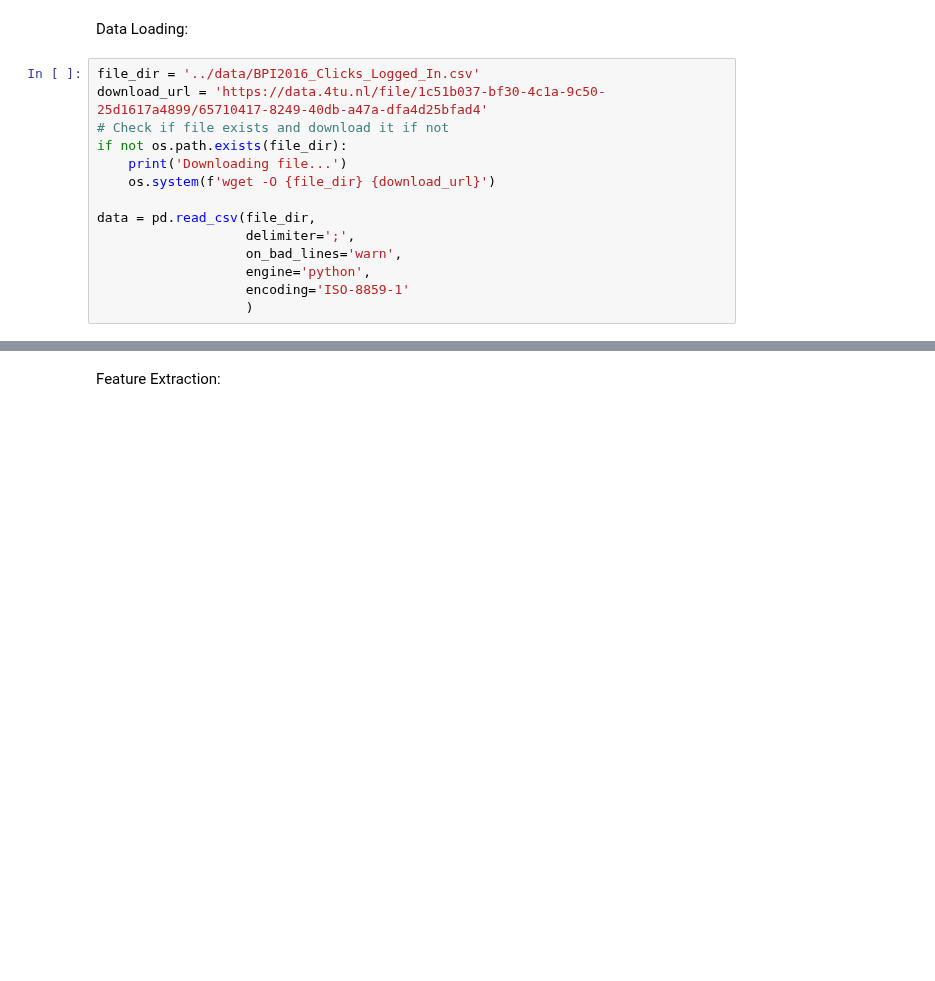
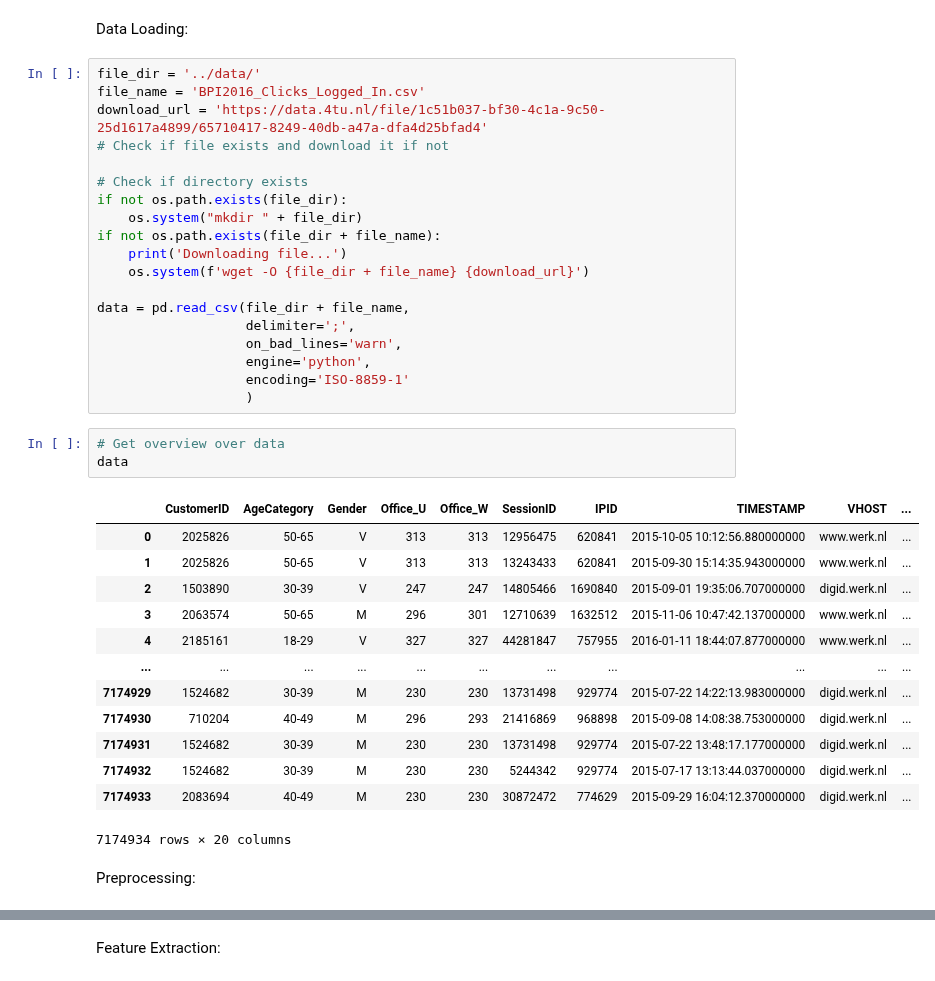
Before and after one commit to collinleiber/LMU_Master_Practical_SoSe24, a Jupyter notebook: practical/ProcessMining/group2/clustering/src/clustering.ipynb, the cells around one changed output, grey strips where cells are left out. Cells and saved outputs as stored; diff of their text form; blank space fills up the shorter version.

```diff
--- a/practical/ProcessMining/group2/clustering/src/clustering.ipynb
+++ b/practical/ProcessMining/group2/clustering/src/clustering.ipynb
@@ -4,16 +4,40 @@ import pandas as pd
 # %% [markdown]
 Data Loading:
 # %%
-file_dir = '../data/BPI2016_Clicks_Logged_In.csv'
+file_dir = '../data/'
+file_name = 'BPI2016_Clicks_Logged_In.csv'
 download_url = 'https://data.4tu.nl/file/1c51b037-bf30-4c1a-9c50-25d1617a4899/65710417-8249-40db-a47a-dfa4d25bfad4'
 # Check if file exists and download it if not
+
+# Check if directory exists
 if not os.path.exists(file_dir):
+    os.system("mkdir " + file_dir)
+if not os.path.exists(file_dir + file_name):
     print('Downloading file...')
-    os.system(f'wget -O {file_dir} {download_url}')
+    os.system(f'wget -O {file_dir + file_name} {download_url}')
 
-data = pd.read_csv(file_dir,
+data = pd.read_csv(file_dir + file_name,
                    delimiter=';',
                    on_bad_lines='warn',
                    engine='python',
                    encoding='ISO-8859-1'
                    )
+# %%
+# Get overview over data
+data
+# %% [output]
+|  | CustomerID | AgeCategory | Gender | Office_U | Office_W | SessionID | IPID | TIMESTAMP | VHOST | ... |
+| 0 | 2025826 | 50-65 | V | 313 | 313 | 12956475 | 620841 | 2015-10-05 10:12:56.880000000 | www.werk.nl | ... |
+| 1 | 2025826 | 50-65 | V | 313 | 313 | 13243433 | 620841 | 2015-09-30 15:14:35.943000000 | www.werk.nl | ... |
+| 2 | 1503890 | 30-39 | V | 247 | 247 | 14805466 | 1690840 | 2015-09-01 19:35:06.707000000 | digid.werk.nl | ... |
+| 3 | 2063574 | 50-65 | M | 296 | 301 | 12710639 | 1632512 | 2015-11-06 10:47:42.137000000 | www.werk.nl | ... |
+| 4 | 2185161 | 18-29 | V | 327 | 327 | 44281847 | 757955 | 2016-01-11 18:44:07.877000000 | www.werk.nl | ... |
+| ... | ... | ... | ... | ... | ... | ... | ... | ... | ... | ... |
+| 7174929 | 1524682 | 30-39 | M | 230 | 230 | 13731498 | 929774 | 2015-07-22 14:22:13.983000000 | digid.werk.nl | ... |
+| 7174930 | 710204 | 40-49 | M | 296 | 293 | 21416869 | 968898 | 2015-09-08 14:08:38.753000000 | digid.werk.nl | ... |
+| 7174931 | 1524682 | 30-39 | M | 230 | 230 | 13731498 | 929774 | 2015-07-22 13:48:17.177000000 | digid.werk.nl | ... |
+| 7174932 | 1524682 | 30-39 | M | 230 | 230 | 5244342 | 929774 | 2015-07-17 13:13:44.037000000 | digid.werk.nl | ... |
+| 7174933 | 2083694 | 40-49 | M | 230 | 230 | 30872472 | 774629 | 2015-09-29 16:04:12.370000000 | digid.werk.nl | ... |
+7174934 rows × 20 columns
+# %% [markdown]
+Preprocessing:
```
Also changed, not shown: parts of 9 cells of this notebook.
